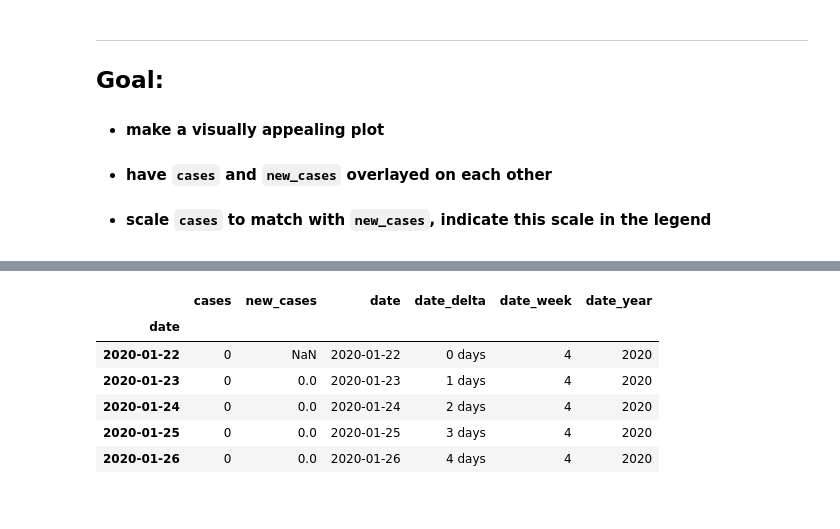
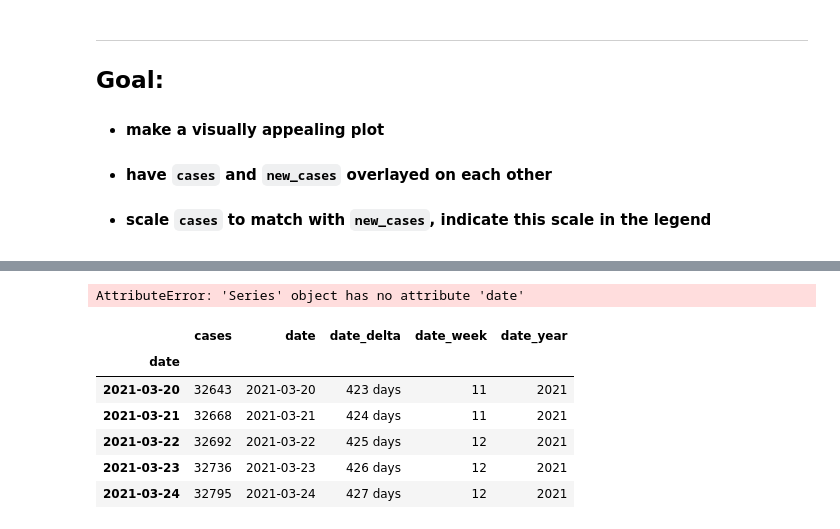
Before and after one commit to davydka/notebooks, a Jupyter notebook: CovidPortlandMultnomah.ipynb, the cells around one changed output, grey strips where cells are left out. Cells and saved outputs as stored; diff of their text form; code cells hidden in the pictures.

```diff
--- a/CovidPortlandMultnomah.ipynb
+++ b/CovidPortlandMultnomah.ipynb
@@ -91,20 +75,24 @@ dfm['2020-03-11':'2020-04-11']
+# %%
+int((dfm.iloc[61].date - dfm.iloc[0].date) / np.timedelta64(1, 'W'))
+# %% [output]
+AttributeError: 'Series' object has no attribute 'date'
 # %%
 # create column week_number on new_cases
 # seaborn histogram
 # group by week
 dfm['date'] = dfm.index
 dfm['date_delta'] = dfm.date.apply(lambda x: x - dfm.iloc[0].date)
 dfm['date_week'] = dfm.date.apply(lambda x: x.week)
 dfm['date_year'] = dfm.date.apply(lambda x: x.year)
-dfm.head()
+dfm.tail()
 # %% [output]
-|  | cases | new_cases | date | date_delta | date_week | date_year |
-| date |  |  |  |  |  |  |
-| 2020-01-22 | 0 | NaN | 2020-01-22 | 0 days | 4 | 2020 |
-| 2020-01-23 | 0 | 0.0 | 2020-01-23 | 1 days | 4 | 2020 |
-| 2020-01-24 | 0 | 0.0 | 2020-01-24 | 2 days | 4 | 2020 |
-| 2020-01-25 | 0 | 0.0 | 2020-01-25 | 3 days | 4 | 2020 |
-| 2020-01-26 | 0 | 0.0 | 2020-01-26 | 4 days | 4 | 2020 |
+|  | cases | date | date_delta | date_week | date_year |
+| date |  |  |  |  |  |
+| 2021-03-20 | 32643 | 2021-03-20 | 423 days | 11 | 2021 |
+| 2021-03-21 | 32668 | 2021-03-21 | 424 days | 11 | 2021 |
+| 2021-03-22 | 32692 | 2021-03-22 | 425 days | 12 | 2021 |
+| 2021-03-23 | 32736 | 2021-03-23 | 426 days | 12 | 2021 |
+| 2021-03-24 | 32795 | 2021-03-24 | 427 days | 12 | 2021 |
 # %%
 # dfm.iloc[1].date - dfm.iloc[0].date
 # %%
```
Also changed, not shown: parts of 10 cells of this notebook.
